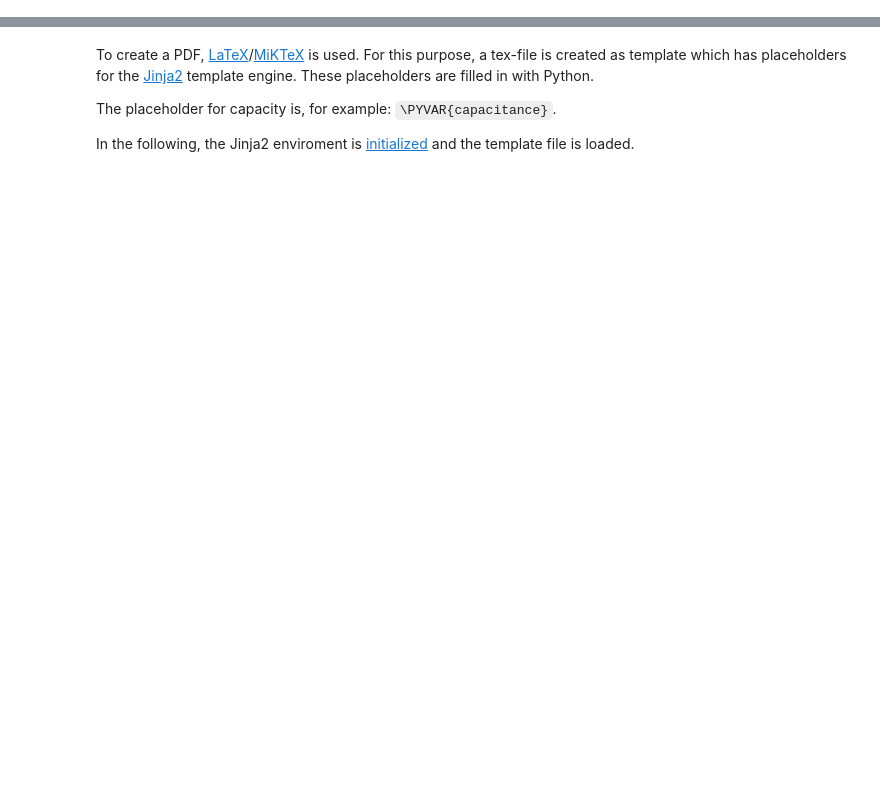
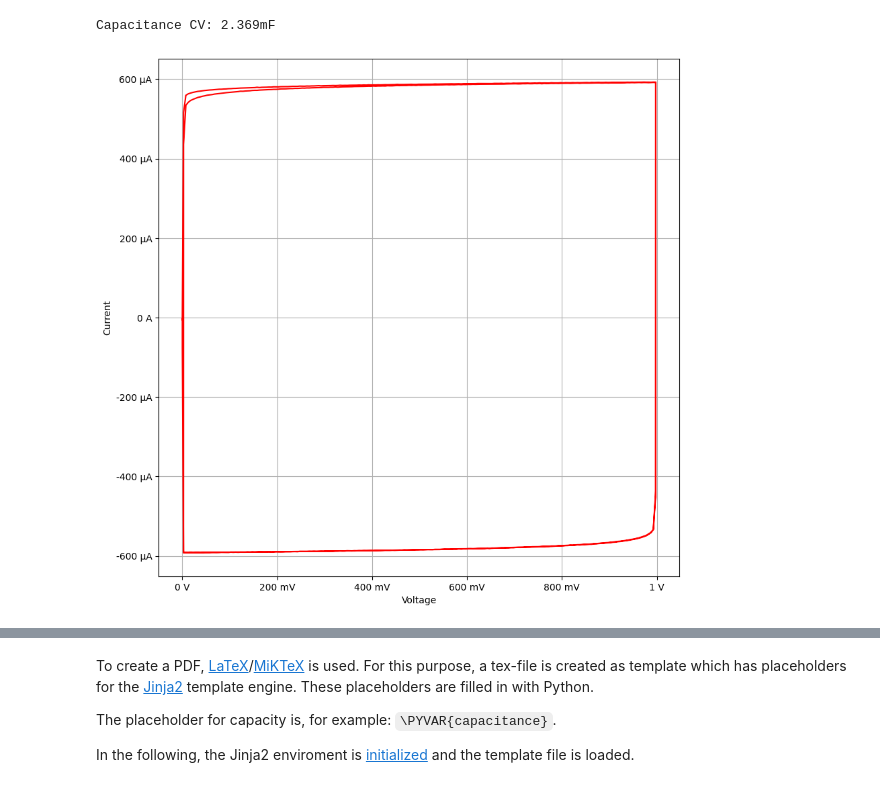
Before and after one commit to Zahner-elektrik/Thales-Remote-Python, a Jupyter notebook: Examples/EISCVLaTeX/EISCVLaTeX.ipynb, the cells around one changed output, grey strips where cells are left out. Cells and saved outputs as stored; diff of their text form; code cells hidden in the pictures; blank space fills up the shorter version.

Commit message:
EISCVLaTex example extended
EIS Fitting has been added to the example.
connection_name parameter *ScriptRemote* documented in more detail.

```diff
--- a/Examples/EISCVLaTeX/EISCVLaTeX.ipynb
+++ b/Examples/EISCVLaTeX/EISCVLaTeX.ipynb
@@ -206,11 +0,0 @@ Everything is written with [utf-8 encoding](https://en.wikipedia.org/wiki/UTF-8)
-# %%
-    mpl.rcParams["axes.unicode_minus"] = False
-    prefixFormatter = EngFormatter(places=3, sep = "")
-    defaultMu = prefixFormatter.ENG_PREFIXES[-6]
-    prefixFormatter.ENG_PREFIXES[-6] = "\\textmu" #LaTeX notation for micro
-
-    with open("EIS.csv","wb") as file:
-        file.write(bytearray("Frequency;Impedance;Phase" + os.linesep, "utf-8"))
-
-        for freq, imp, phase in zip(impedanceFrequencies, impedanceAbsolute, impedancePhase):
-            file.write(bytearray(f"{prefixFormatter.format_data(freq)};{prefixFormatter.format_data(imp)};{prefixFormatter.format_data(phase * (360 / (2 * np.pi)))}" + os.linesep, "utf-8"))
@@ -222,0 +114,30 @@ First, the Python command line input function **input()** is used to request a n
+# %%
+CVmeasurementData = IscImport(measDataInterface.getLatestReceivedFile().binaryData)
+maximumCurrent = max(CVmeasurementData.getCurrentArray())
+minimumCurrent = min(CVmeasurementData.getCurrentArray())
+
+capacitanceCV = ((maximumCurrent - minimumCurrent) / 2) / scanRate
+
+capacitanceFormatter = EngFormatter(places=3, unit="F", sep="")
+print(f"Capacitance CV: {capacitanceFormatter.format_data(capacitanceCV)}")
+
+figCV, (axis) = plt.subplots(1, 1)
+
+axis.plot(
+    CVmeasurementData.getVoltageArray(),
+    CVmeasurementData.getCurrentArray(),
+    color="red",
+)
+
+axis.grid(which="both")
+axis.xaxis.set_major_formatter(EngFormatter(unit="V"))
+axis.yaxis.set_major_formatter(EngFormatter(unit="A"))
+axis.set_xlabel(r"Voltage")
+axis.set_ylabel(r"Current")
+
+figCV.set_size_inches(10, 10)
+plt.show()
+figCV.savefig("CV.pdf")
+# %% [output]
+Capacitance CV: 2.369mF
+[figure, added]
```
Also changed, not shown: parts of 43 cells of this notebook, 11 other files.
